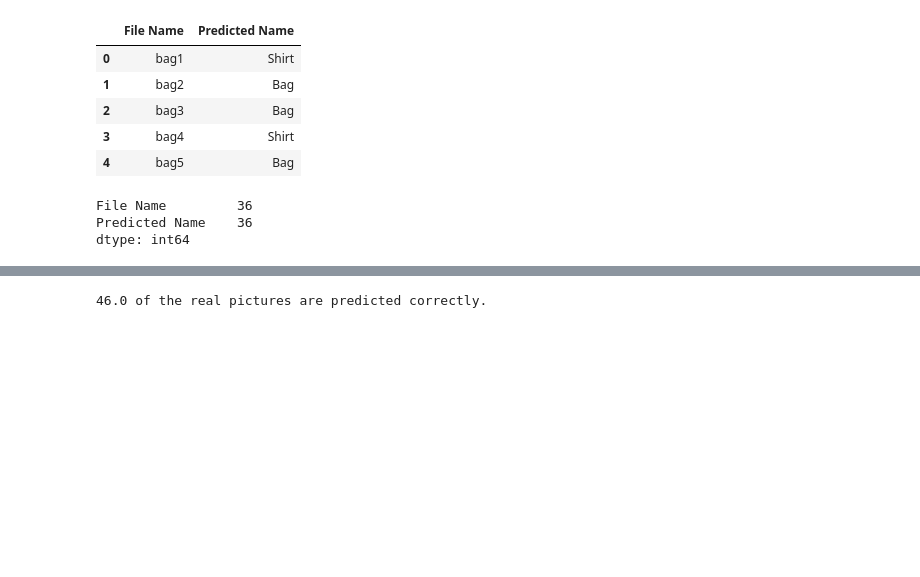
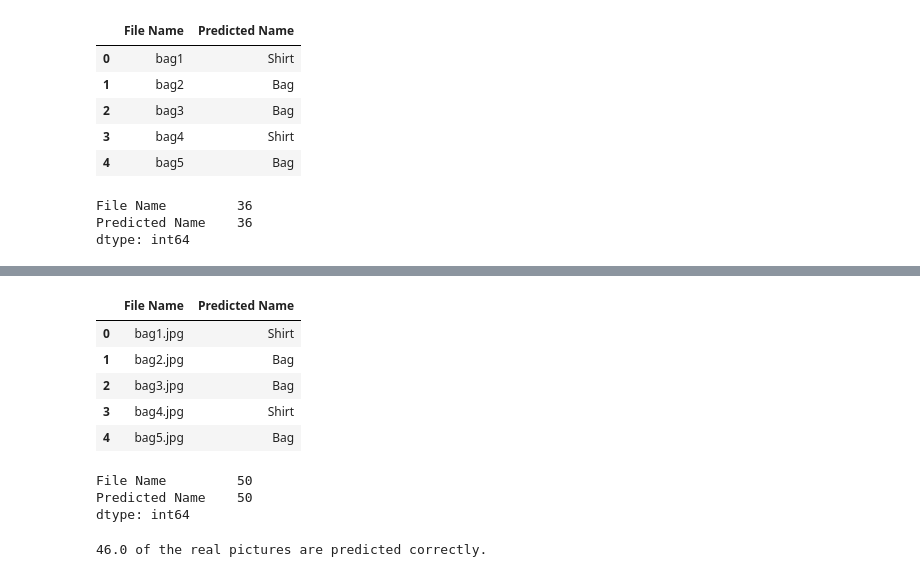
Before and after one commit to RinerAlexander/FashionVision, a Jupyter notebook: MachineLearningEpoch60.ipynb, the cells around one changed output, grey strips where cells are left out. Cells and saved outputs as stored; diff of their text form; code cells hidden in the pictures; blank space fills up the shorter version.

```diff
--- a/MachineLearningEpoch60.ipynb
+++ b/MachineLearningEpoch60.ipynb
@@ -442,3 +442,13 @@ Predicted Name    36
 dtype: int64
 # %%
 predicted_actual_df3.to_csv("predicted_actual_df3.csv", index=False)
+# %%
+pred_list = []
+out_list = []
+for i,img in enumerate(predicted_images1):
+    pred = class_names[np.argmax(img)]
+    out = pic_names[i]
+    pred_list.append(pred)
+    out_list.append(out)
+pred_list
+out_list
@@ -444,0 +473,19 @@ predicted_actual_df3.to_csv("predicted_actual_df3.csv", index=False)
+# %%
+predicted_actual_df4 = pd.DataFrame()
+predicted_actual_df4["File Name"] = out_list
+predicted_actual_df4["Predicted Name"] = pred_list
+# %%
+predicted_actual_df4.head()
+# %% [output]
+|  | File Name | Predicted Name |
+| 0 | bag1.jpg | Shirt |
+| 1 | bag2.jpg | Bag |
+| 2 | bag3.jpg | Bag |
+| 3 | bag4.jpg | Shirt |
+| 4 | bag5.jpg | Bag |
+# %%
+predicted_actual_df4.count()
+# %% [output]
+File Name         50
+Predicted Name    50
+dtype: int64
```
Also changed, not shown: parts of 2 cells of this notebook, 2 other files.
